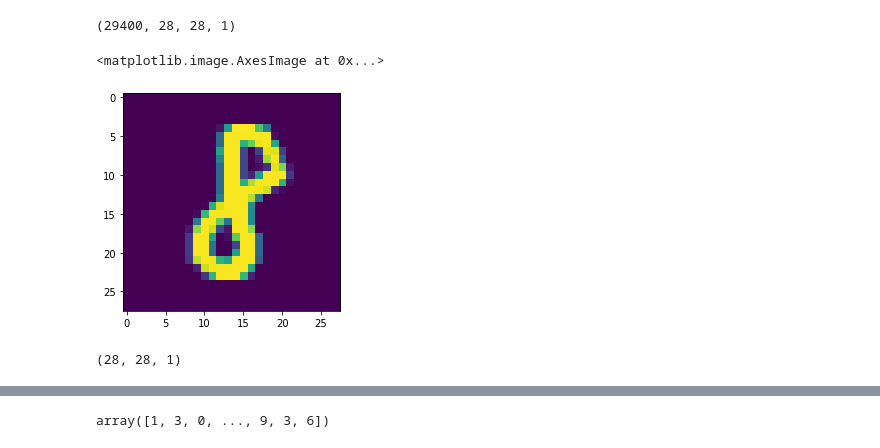
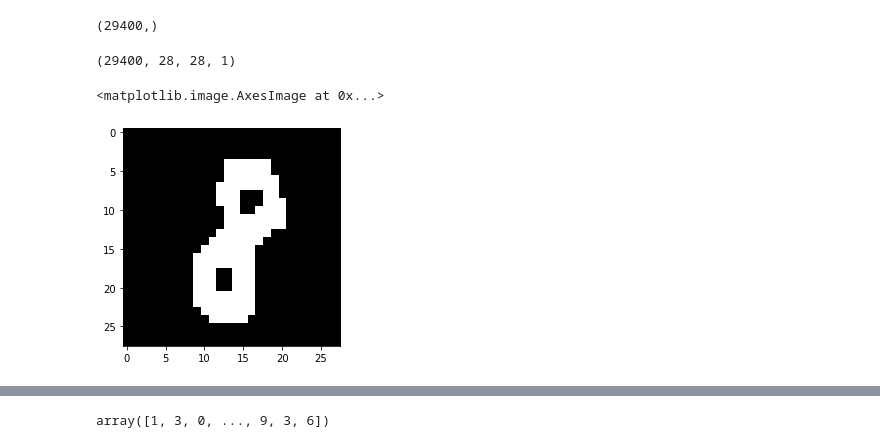
Before and after one commit to guyzsarun/Kaggle, a Jupyter notebook: digit-recognizer/digit.ipynb, the cells around one changed output, grey strips where cells are left out. Saved outputs shown, nothing was run; the diff lists cells and outputs as text; code cells hidden in the pictures.

Commit message:
:zap: mnist cv2 tresh, erode

```diff
--- a/digit-recognizer/digit.ipynb
+++ b/digit-recognizer/digit.ipynb
@@ -31,0 +43,10 @@ df_test=df_test.values.reshape(-1,28,28,1)
+# %%
+def threshold(img):
+    threshold_arr=[]
+    for i in img:
+        a , ret=cv2.threshold(i,0.35,1,cv2.THRESH_BINARY)
+        threshold_arr.append(np.array(ret).reshape(28,28,1))
+    return np.array(threshold_arr)
+# %%
+df_train_thresh=threshold(df_train)
+df_train_erode=erode_img(df_train_thresh)
@@ -32,6 +82,8 @@ df_test=df_test.values.reshape(-1,28,28,1)
 # %%
 df_train_cat=pd.get_dummies(df_train_label)
 # %%
-X_train,X_test,y_train,y_test=train_test_split(df_train,df_train_cat.values,random_state=101,test_size=0.3)
+X_train,X_test,y_train,y_test=train_test_split(df_train_erode,df_train_label.values,random_state=101,test_size=0.3)
-# %%
-X_train,X_test,y_train,y_test=train_test_split(df_train,df_train_label.values,random_state=101,test_size=0.3)
+# %%
+y_train.shape
+# %% [output]
+(29400,)
@@ -40,17 +95,13 @@ X_train.shape
 # %% [output]
 (29400, 28, 28, 1)
 # %%
-plt.imshow(X_train[0].reshape(28,28))
+plt.imshow(X_train[0].reshape(28,28),cmap='gray')
 # %% [output]
 <matplotlib.image.AxesImage at 0x...>
-[figure, old version]
+[figure, new version]
 # %%
 from tensorflow.keras.models import Sequential
 from tensorflow.keras.layers import Dense, Conv2D, MaxPool2D, Flatten,Dropout
-# %%
-X_train[0].shape
-# %% [output]
-(28, 28, 1)
 # %%
 model = Sequential()
 
```
Also changed, not shown: parts of 25 cells of this notebook.
